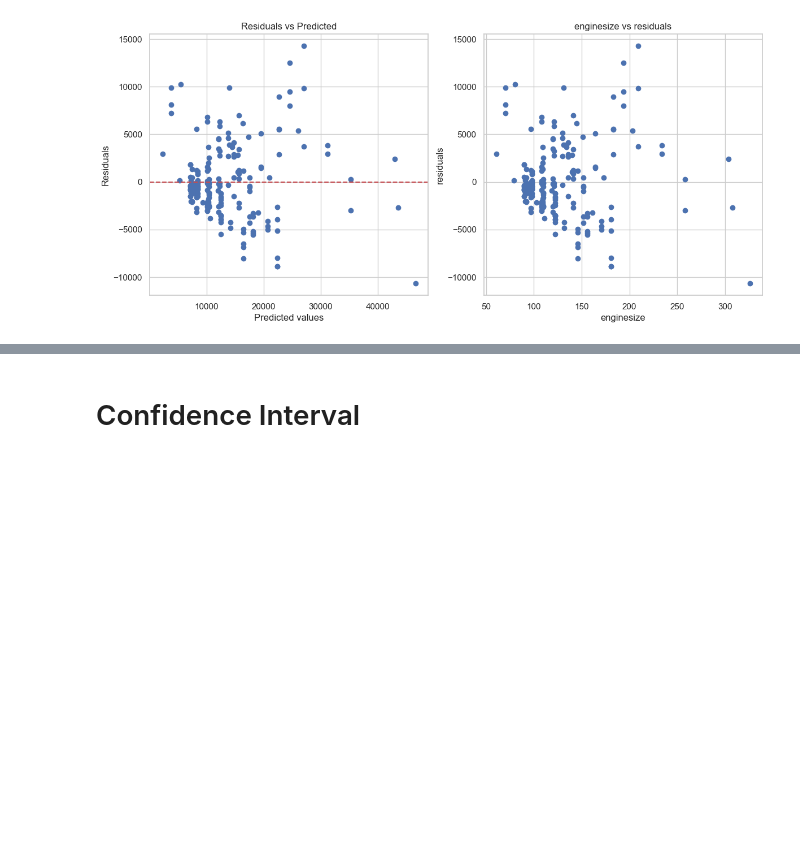
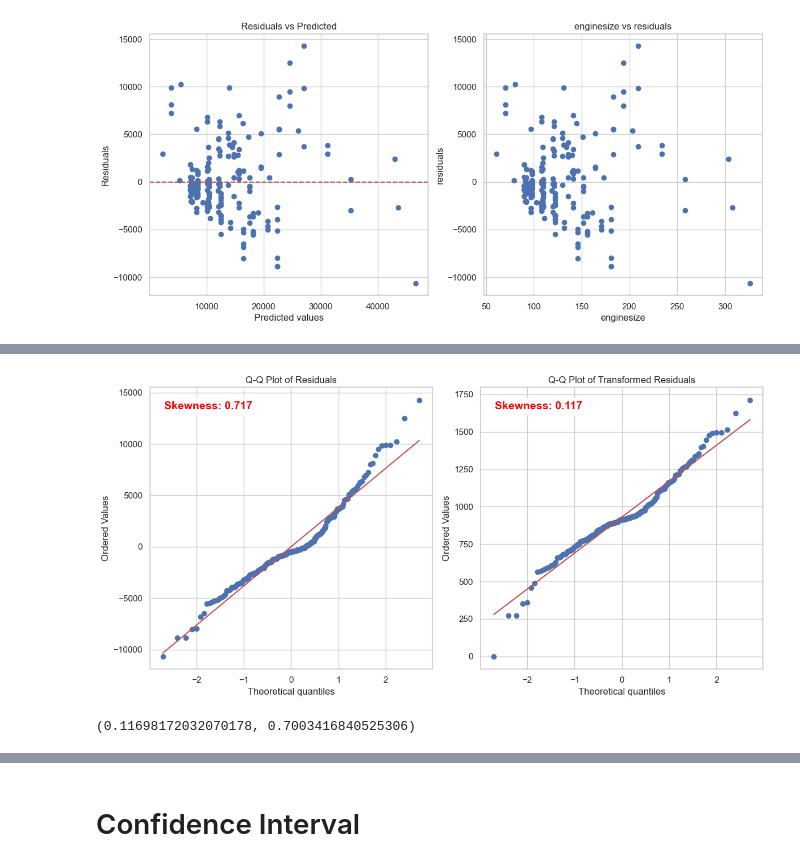
Before and after one commit to haingocnguyen/Used-Car-Price-Prediction, a Jupyter notebook: src/QuantitativeData.ipynb, the cells around one changed output, grey strips where cells are left out. Saved outputs shown, nothing was run; the diff lists cells and outputs as text; code cells hidden in the pictures; blank space fills up the shorter version.

```diff
--- a/src/QuantitativeData.ipynb
+++ b/src/QuantitativeData.ipynb
@@ -382,3 +388,37 @@ plt.show()
+# %%
+from scipy.stats import boxcox
+import scipy.stats as stats
+
+# Since the residuals contain negative values and Box-Cox requires all positive values, we shift the residuals
+shifted_residuals = residuals - residuals.min() + 1  # Adding 1 to ensure all values are positive
+
+# Apply Box-Cox transformation
+transformed_residuals, best_lambda = boxcox(shifted_residuals)
+
+# Recalculate skewness after transformation
+transformed_skewness = pd.Series(transformed_residuals).skew()
+
+# Replotting the histograms and Q-Q plots for the transformed residuals
+plt.figure(figsize=(12, 6))
+
+plt.subplot(1, 2, 1)
+stats.probplot(residuals, dist="norm", plot=plt)
+plt.annotate('Skewness: {:.3f}'.format(resi_skew), xy=(0.05, 0.95), xycoords='axes fraction', fontsize=14,
+             horizontalalignment='left', verticalalignment='top', fontweight='bold', color='red', backgroundcolor='white')
+plt.title('Q-Q Plot of Residuals')
+
+plt.subplot(1, 2, 2)
+stats.probplot(transformed_residuals, dist="norm", plot=plt)
+plt.annotate('Skewness: {:.3f}'.format(transformed_skewness), xy=(0.05, 0.95), xycoords='axes fraction', fontsize=14,
+             horizontalalignment='left', verticalalignment='top', fontweight='bold', color='red', backgroundcolor='white')
+plt.title('Q-Q Plot of Transformed Residuals')
+plt.tight_layout()
+plt.show()
+
+transformed_skewness, best_lambda
+# %% [output]
+[figure, added]
+(0.11698172032070178, 0.7003416840525306)
 # %%
 from sklearn.metrics import mean_squared_error, mean_absolute_error
 mse = mean_squared_error(y, y_hat)
```
Also changed, not shown: parts of 32 cells of this notebook, 6 other files.
